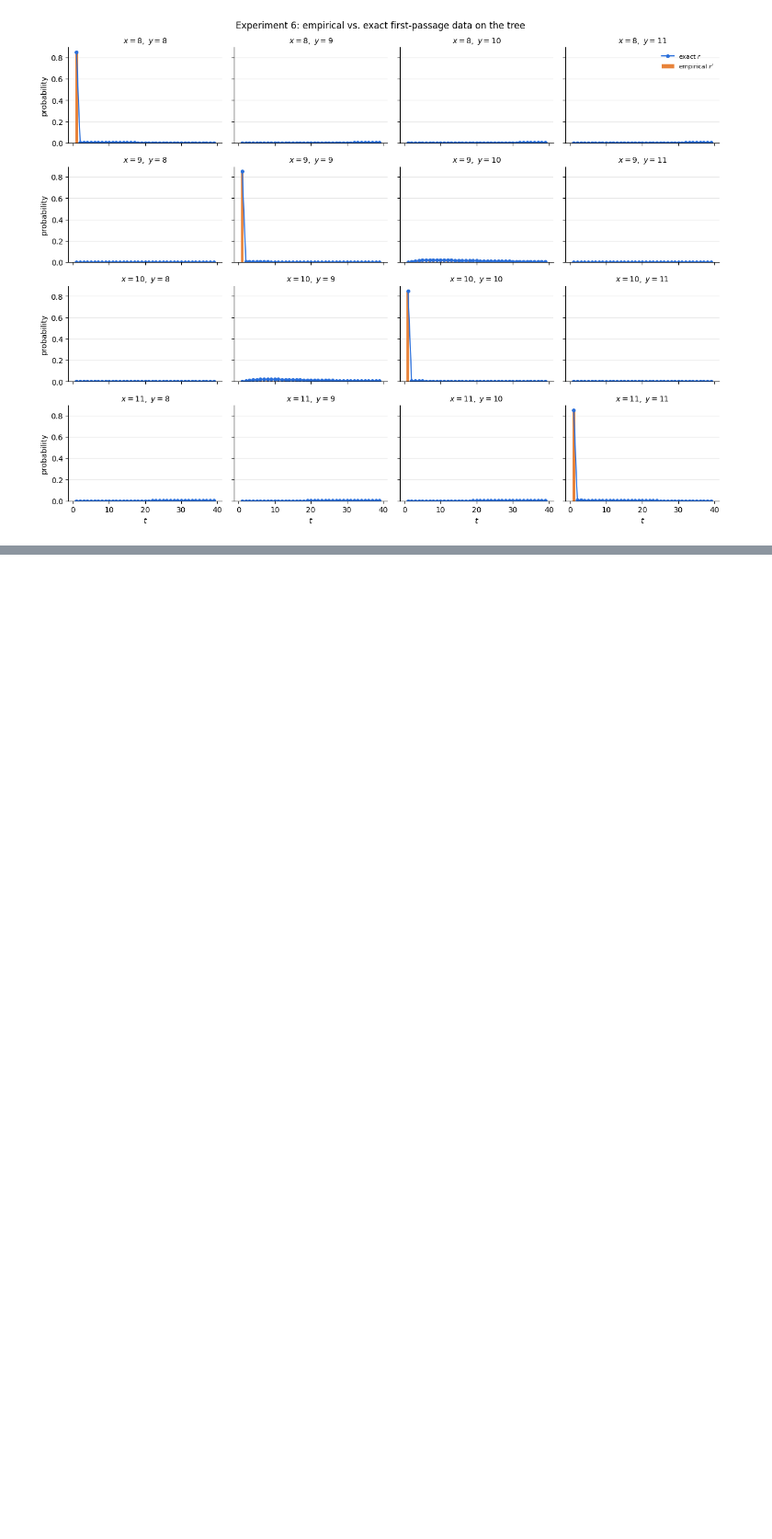
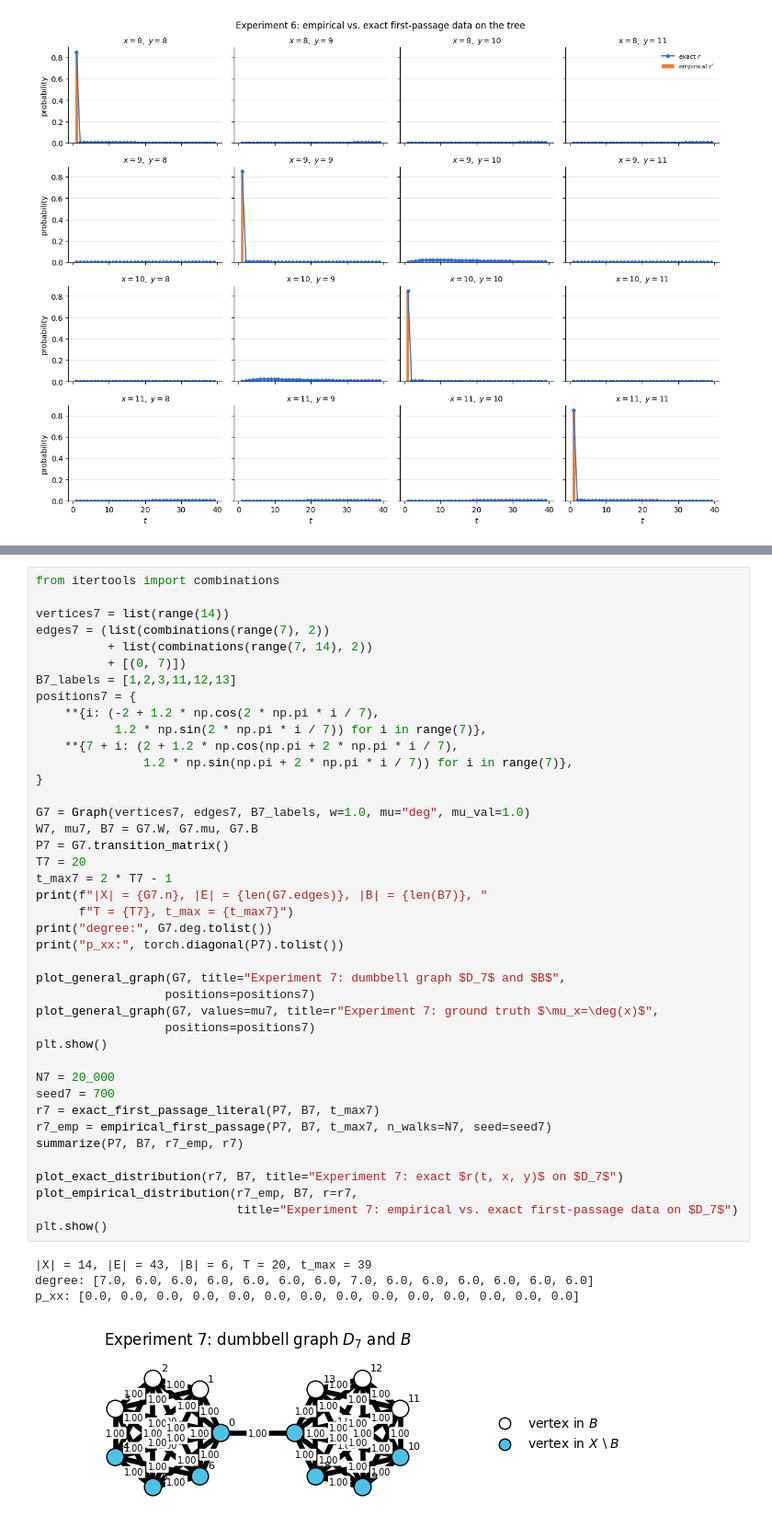
Before and after one commit to uw-math-ai/ai-inverse-lab, a Jupyter notebook: Data Simulation (Varying B, T) - Annie/New Graphs Experiment (Annie).ipynb, the cells around one changed output, grey strips where cells are left out. Shown at 92% size. Saved outputs shown, nothing was run; the diff lists cells and outputs as text; blank space fills up the shorter version.

```diff
--- a/Data Simulation (Varying B, T) - Annie/New Graphs Experiment (Annie).ipynb
+++ b/Data Simulation (Varying B, T) - Annie/New Graphs Experiment (Annie).ipynb
@@ -314,0 +342,46 @@ probability mass observed by t = 2T-1 (empirical):
+# %%
+from itertools import combinations
+
+vertices7 = list(range(14))
+edges7 = (list(combinations(range(7), 2))
+          + list(combinations(range(7, 14), 2))
+          + [(0, 7)])
+B7_labels = [1,2,3,11,12,13]
+positions7 = {
+    **{i: (-2 + 1.2 * np.cos(2 * np.pi * i / 7),
+           1.2 * np.sin(2 * np.pi * i / 7)) for i in range(7)},
+    **{7 + i: (2 + 1.2 * np.cos(np.pi + 2 * np.pi * i / 7),
+               1.2 * np.sin(np.pi + 2 * np.pi * i / 7)) for i in range(7)},
+}
+
+G7 = Graph(vertices7, edges7, B7_labels, w=1.0, mu="deg", mu_val=1.0)
+W7, mu7, B7 = G7.W, G7.mu, G7.B
+P7 = G7.transition_matrix()
+T7 = 20
+t_max7 = 2 * T7 - 1
+print(f"|X| = {G7.n}, |E| = {len(G7.edges)}, |B| = {len(B7)}, "
+      f"T = {T7}, t_max = {t_max7}")
+print("degree:", G7.deg.tolist())
+print("p_xx:", torch.diagonal(P7).tolist())
+
+plot_general_graph(G7, title="Experiment 7: dumbbell graph $D_7$ and $B$",
+                  positions=positions7)
+plot_general_graph(G7, values=mu7, title=r"Experiment 7: ground truth $\mu_x=\deg(x)$",
+                  positions=positions7)
+plt.show()
+
+N7 = 20_000
+seed7 = 700
+r7 = exact_first_passage_literal(P7, B7, t_max7)
+r7_emp = empirical_first_passage(P7, B7, t_max7, n_walks=N7, seed=seed7)
+summarize(P7, B7, r7_emp, r7)
+
+plot_exact_distribution(r7, B7, title="Experiment 7: exact $r(t, x, y)$ on $D_7$")
+plot_empirical_distribution(r7_emp, B7, r=r7,
+                            title="Experiment 7: empirical vs. exact first-passage data on $D_7$")
+plt.show()
+# %% [output]
+|X| = 14, |E| = 43, |B| = 6, T = 20, t_max = 39
+degree: [7.0, 6.0, 6.0, 6.0, 6.0, 6.0, 6.0, 7.0, 6.0, 6.0, 6.0, 6.0, 6.0, 6.0]
+p_xx: [0.0, 0.0, 0.0, 0.0, 0.0, 0.0, 0.0, 0.0, 0.0, 0.0, 0.0, 0.0, 0.0, 0.0]
+[figure, added]
```
Also changed, not shown: parts of 9 cells of this notebook, 1 other file.
